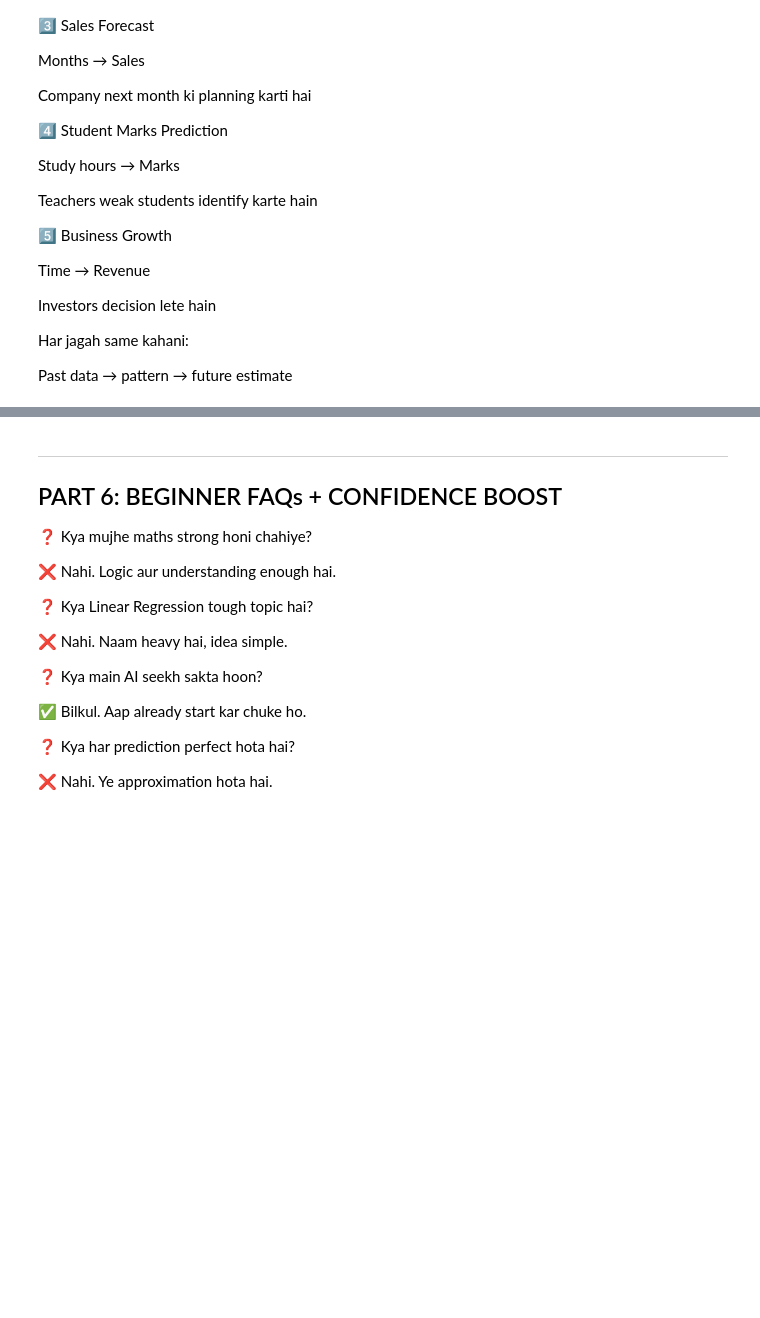
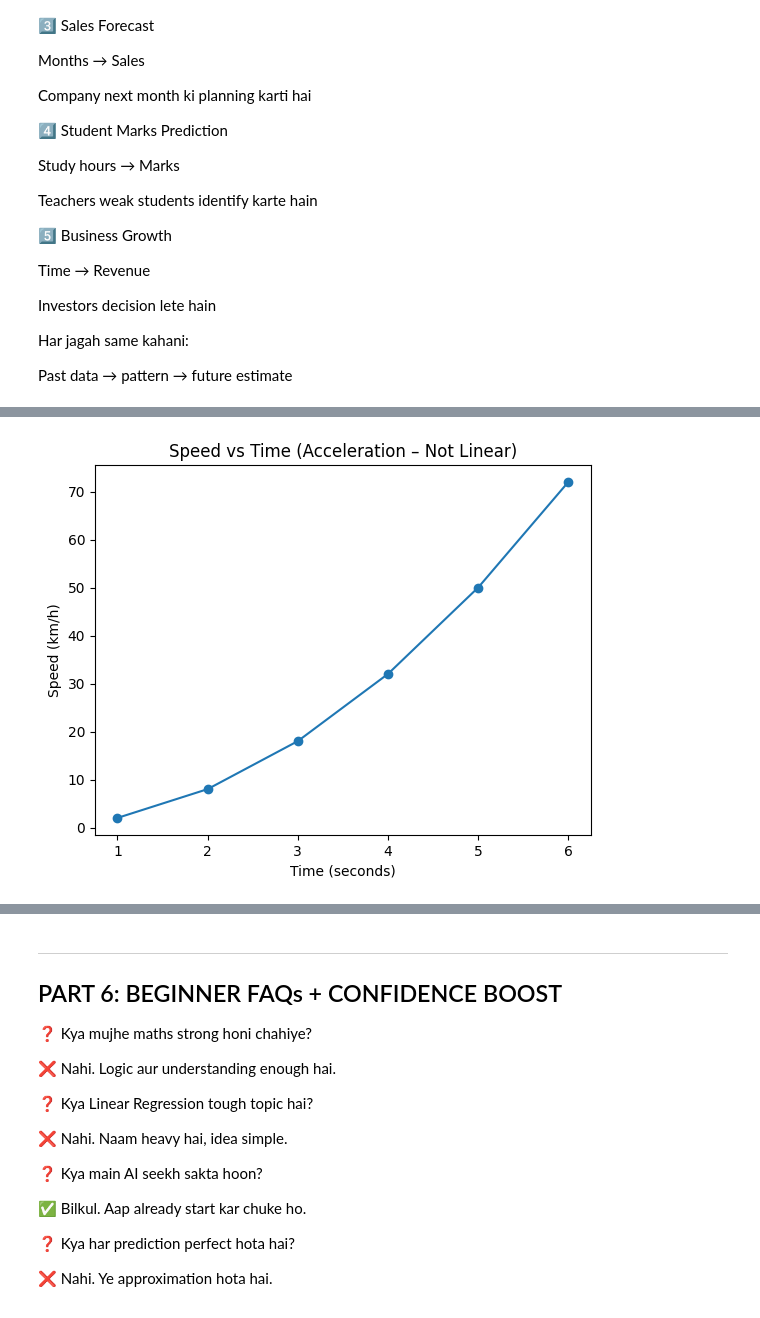
Before and after one commit to AI-Ki-Pathshala/AI-ML-tutorials, a Jupyter notebook: Recording_Notebooks/Regression/1_Linear_Regression_Hindi.ipynb, the cells around one changed output, grey strips where cells are left out. Saved outputs shown, nothing was run; the diff lists cells and outputs as text; code cells hidden in the pictures; blank space fills up the shorter version.

```diff
--- a/Recording_Notebooks/Regression/1_Linear_Regression_Hindi.ipynb
+++ b/Recording_Notebooks/Regression/1_Linear_Regression_Hindi.ipynb
@@ -274,0 +317,14 @@ Past data → pattern → future estimate
+# %%
+import matplotlib.pyplot as plt
+
+time = [1, 2, 3, 4, 5, 6]
+speed = [2, 8, 18, 32, 50, 72]
+
+plt.scatter(time, speed)
+plt.plot(time, speed)
+plt.xlabel("Time (seconds)")
+plt.ylabel("Speed (km/h)")
+plt.title("Speed vs Time (Acceleration – Not Linear)")
+plt.show()
+# %% [output]
+[figure, added]
```
Also changed, not shown: parts of 12 cells of this notebook.
